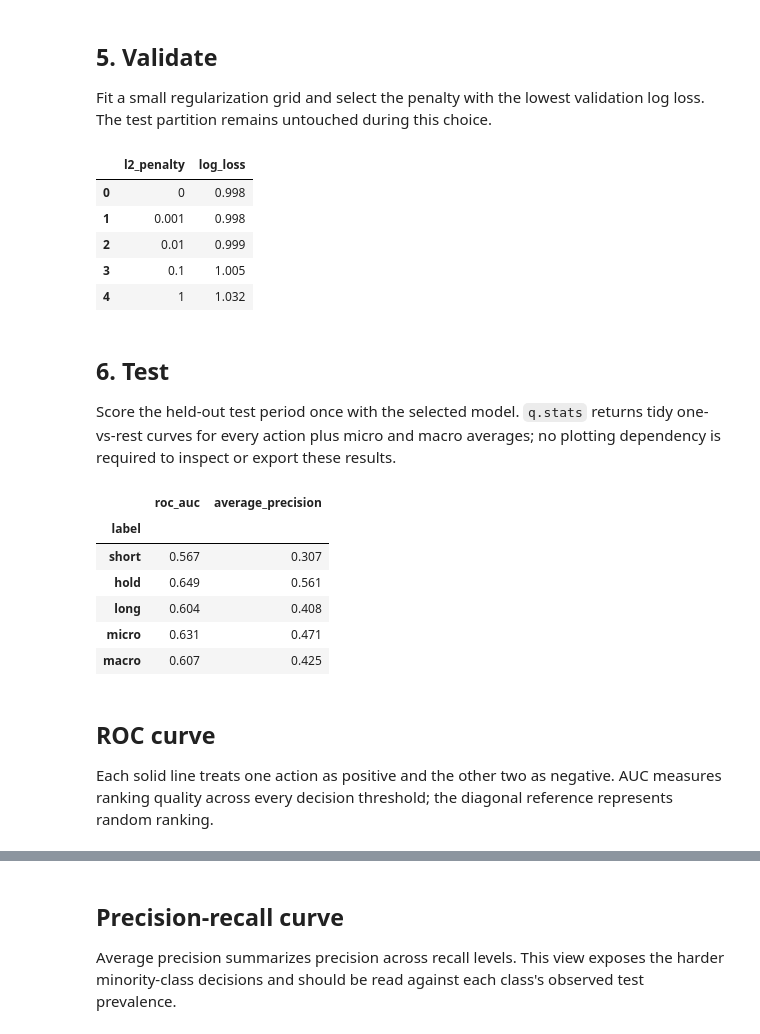
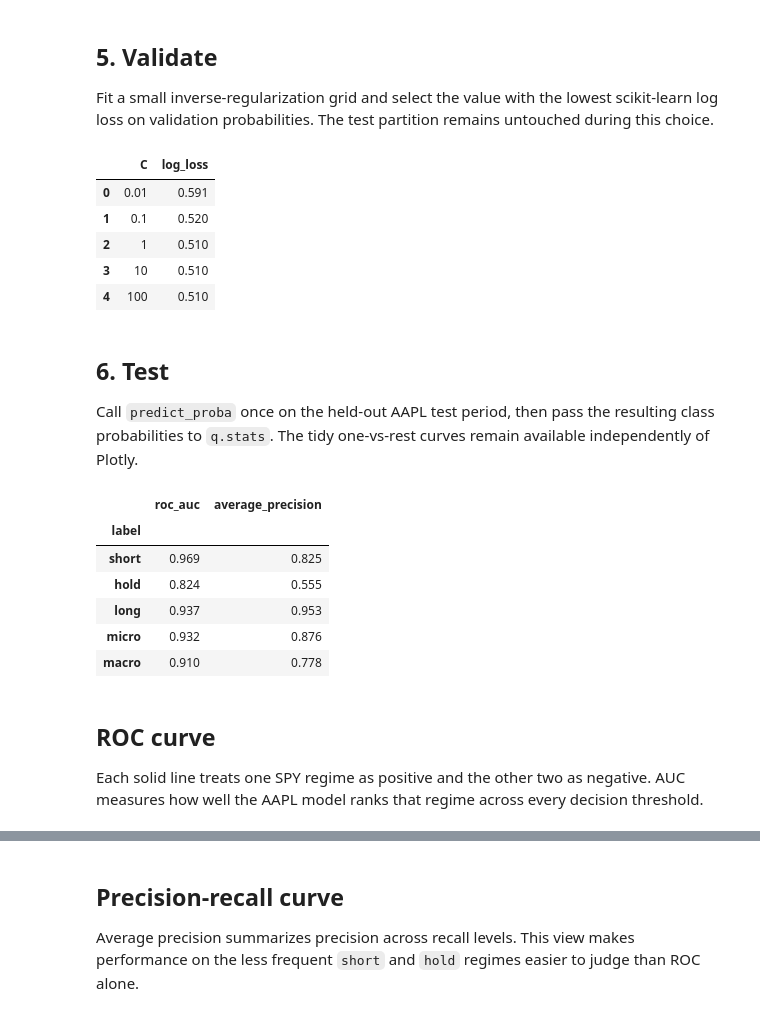
Before and after one commit to quantbert/qrt, a Jupyter notebook: docs/plot/classification.ipynb, the cells around one changed output, grey strips where cells are left out. Drawn from its saved outputs; the diff is of its cells as text; code cells hidden in the pictures.

```diff
--- a/docs/plot/classification.ipynb
+++ b/docs/plot/classification.ipynb
@@ -56,9 +84,9 @@ train_boundary = int(len(features) * 0.60)
 validation_boundary = int(len(features) * 0.80)
 
 X = {
-    "train": features.iloc[: train_boundary - horizon],
-    "validation": features.iloc[train_boundary : validation_boundary - horizon],
-    "test": features.iloc[validation_boundary:-horizon],
+    "train": features.iloc[: train_boundary - 1],
+    "validation": features.iloc[train_boundary : validation_boundary - 1],
+    "test": features.iloc[validation_boundary:-1],
 }
 
 pd.DataFrame(
@@ -160,45 +158,52 @@ def predict_proba(feature_frame, weights):
 # %% [markdown]
 ## 5. Validate
 
-Fit a small regularization grid and select the penalty with the lowest validation log loss. The test partition remains untouched during this choice.
+Fit a small inverse-regularization grid and select the value with the lowest scikit-learn log loss on validation probabilities. The test partition remains untouched during this choice.
 # %%
-def log_loss(labels, probabilities):
-    target = pd.Categorical(labels, categories=classes).codes
-    selected = probabilities.to_numpy()[np.arange(len(target)), target]
-    return -np.log(np.clip(selected, 1e-12, 1)).mean()
-
-
 models = {}
 validation_rows = []
-for l2_penalty in [0.0, 0.001, 0.01, 0.1, 1.0]:
-    weights = fit_multinomial_logit(X_scaled["train"], y["train"], l2_penalty)
-    validation_score = predict_proba(X_scaled["validation"], weights)
-    models[l2_penalty] = weights
+for c_value in [0.01, 0.1, 1.0, 10.0, 100.0]:
+    candidate = make_model(c_value)
+    candidate.fit(X["train"], y["train"])
+    validation_score = pd.DataFrame(
+        candidate.predict_proba(X["validation"]),
+        index=X["validation"].index,
+        columns=candidate.classes_,
+    )
+    models[c_value] = candidate
     validation_rows.append(
         {
-            "l2_penalty": l2_penalty,
-            "log_loss": log_loss(y["validation"], validation_score),
+            "C": c_value,
+            "log_loss": log_loss(
+                y["validation"],
+                validation_score,
+                labels=validation_score.columns,
+            ),
         }
     )
 
 validation_results = pd.DataFrame(validation_rows)
-best_l2 = validation_results.loc[validation_results["log_loss"].idxmin(), "l2_penalty"]
-weights = models[best_l2]
-validation_results.style.format({"l2_penalty": "{:.3g}", "log_loss": "{:.3f}"})
+best_c = validation_results.loc[validation_results["log_loss"].idxmin(), "C"]
+model = models[best_c]
+validation_results.style.format({"C": "{:.3g}", "log_loss": "{:.3f}"})
 # %% [output]
-|  | l2_penalty | log_loss |
-| 0 | 0 | 0.998 |
-| 1 | 0.001 | 0.998 |
-| 2 | 0.01 | 0.999 |
-| 3 | 0.1 | 1.005 |
-| 4 | 1 | 1.032 |
+|  | C | log_loss |
+| 0 | 0.01 | 0.591 |
+| 1 | 0.1 | 0.520 |
+| 2 | 1 | 0.510 |
+| 3 | 10 | 0.510 |
+| 4 | 100 | 0.510 |
 # %% [markdown]
 ## 6. Test
 
-Score the held-out test period once with the selected model. `q.stats` returns tidy one-vs-rest curves for every action plus micro and macro averages; no plotting dependency is required to inspect or export these results.
+Call `predict_proba` once on the held-out AAPL test period, then pass the resulting class probabilities to `q.stats`. The tidy one-vs-rest curves remain available independently of Plotly.
 # %%
 y_true = y["test"]
-y_score = predict_proba(X_scaled["test"], weights)
+y_score = pd.DataFrame(
+    model.predict_proba(X["test"]),
+    index=X["test"].index,
+    columns=model.classes_,
+).loc[:, classes]
 
 roc_curves = q.stats.multiclass_roc_curve(y_true, y_score)
 pr_curves = q.stats.multiclass_precision_recall_curve(y_true, y_score)
@@ -217,15 +222,15 @@ pd.concat(
 # %% [output]
 |  | roc_auc | average_precision |
 | label |  |  |
-| short | 0.567 | 0.307 |
-| hold | 0.649 | 0.561 |
-| long | 0.604 | 0.408 |
-| micro | 0.631 | 0.471 |
-| macro | 0.607 | 0.425 |
+| short | 0.969 | 0.825 |
+| hold | 0.824 | 0.555 |
+| long | 0.937 | 0.953 |
+| micro | 0.932 | 0.876 |
+| macro | 0.910 | 0.778 |
 # %% [markdown]
 ## ROC curve
 
-Each solid line treats one action as positive and the other two as negative. AUC measures ranking quality across every decision threshold; the diagonal reference represents random ranking.
+Each solid line treats one SPY regime as positive and the other two as negative. AUC measures how well the AAPL model ranks that regime across every decision threshold.
 # %%
 q.plot.roc(
     y_true,
@@ -237,7 +242,7 @@ q.plot.roc(
 # %% [markdown]
 ## Precision-recall curve
 
-Average precision summarizes precision across recall levels. This view exposes the harder minority-class decisions and should be read against each class's observed test prevalence.
+Average precision summarizes precision across recall levels. This view makes performance on the less frequent `short` and `hold` regimes easier to judge than ROC alone.
 # %%
 q.plot.precision_recall(
     y_true,
```
Also changed, not shown: parts of 13 cells of this notebook, 36 other files.
